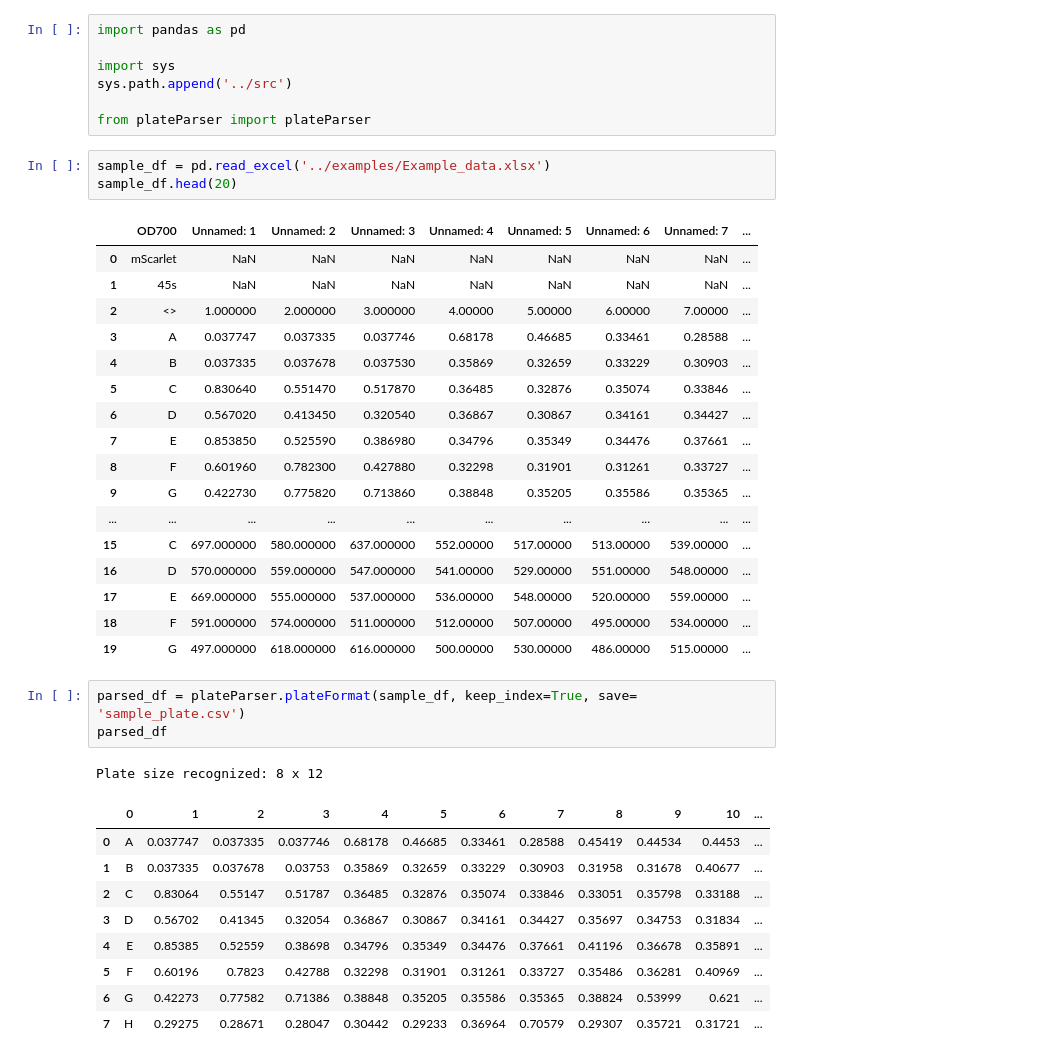
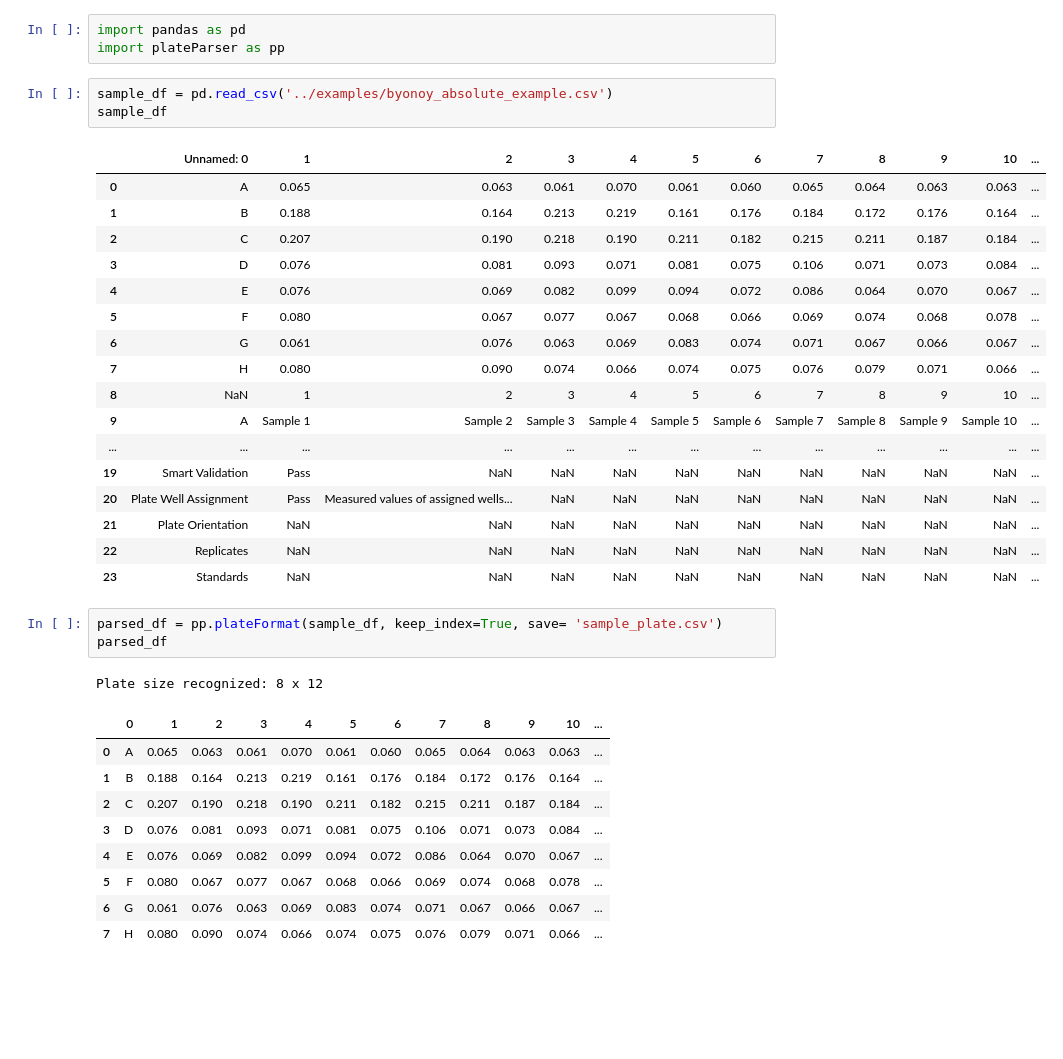
Before and after one commit to Abelgurung/plateparser, a Jupyter notebook: notebooks/plateFormat.ipynb, the cells around one changed output. Drawn from its saved outputs; the diff is of its cells as text; blank space fills up the shorter version.

```diff
--- a/notebooks/plateFormat.ipynb
+++ b/notebooks/plateFormat.ipynb
@@ -1,43 +1,39 @@
-# %%
-import pandas as pd
-
-import sys
-sys.path.append('../src')
-
-from plateParser import plateParser
+# %%
+import pandas as pd
+import plateParser as pp
 # %%
-sample_df = pd.read_excel('../examples/Example_data.xlsx')
-sample_df.head(20)
+sample_df = pd.read_csv('../examples/byonoy_absolute_example.csv')
+sample_df
 # %% [output]
-|  | OD700 | Unnamed: 1 | Unnamed: 2 | Unnamed: 3 | Unnamed: 4 | Unnamed: 5 | Unnamed: 6 | Unnamed: 7 | ... |
-| 0 | mScarlet | NaN | NaN | NaN | NaN | NaN | NaN | NaN | ... |
-| 1 | 45s | NaN | NaN | NaN | NaN | NaN | NaN | NaN | ... |
-| 2 | <> | 1.000000 | 2.000000 | 3.000000 | 4.00000 | 5.00000 | 6.00000 | 7.00000 | ... |
-| 3 | A | 0.037747 | 0.037335 | 0.037746 | 0.68178 | 0.46685 | 0.33461 | 0.28588 | ... |
-| 4 | B | 0.037335 | 0.037678 | 0.037530 | 0.35869 | 0.32659 | 0.33229 | 0.30903 | ... |
-| 5 | C | 0.830640 | 0.551470 | 0.517870 | 0.36485 | 0.32876 | 0.35074 | 0.33846 | ... |
-| 6 | D | 0.567020 | 0.413450 | 0.320540 | 0.36867 | 0.30867 | 0.34161 | 0.34427 | ... |
-| 7 | E | 0.853850 | 0.525590 | 0.386980 | 0.34796 | 0.35349 | 0.34476 | 0.37661 | ... |
-| 8 | F | 0.601960 | 0.782300 | 0.427880 | 0.32298 | 0.31901 | 0.31261 | 0.33727 | ... |
-| 9 | G | 0.422730 | 0.775820 | 0.713860 | 0.38848 | 0.35205 | 0.35586 | 0.35365 | ... |
-| ... | ... | ... | ... | ... | ... | ... | ... | ... | ... |
-| 15 | C | 697.000000 | 580.000000 | 637.000000 | 552.00000 | 517.00000 | 513.00000 | 539.00000 | ... |
-| 16 | D | 570.000000 | 559.000000 | 547.000000 | 541.00000 | 529.00000 | 551.00000 | 548.00000 | ... |
-| 17 | E | 669.000000 | 555.000000 | 537.000000 | 536.00000 | 548.00000 | 520.00000 | 559.00000 | ... |
-| 18 | F | 591.000000 | 574.000000 | 511.000000 | 512.00000 | 507.00000 | 495.00000 | 534.00000 | ... |
-| 19 | G | 497.000000 | 618.000000 | 616.000000 | 500.00000 | 530.00000 | 486.00000 | 515.00000 | ... |
+|  | Unnamed: 0 | 1 | 2 | 3 | 4 | 5 | 6 | 7 | 8 | 9 | 10 | ... |
+| 0 | A | 0.065 | 0.063 | 0.061 | 0.070 | 0.061 | 0.060 | 0.065 | 0.064 | 0.063 | 0.063 | ... |
+| 1 | B | 0.188 | 0.164 | 0.213 | 0.219 | 0.161 | 0.176 | 0.184 | 0.172 | 0.176 | 0.164 | ... |
+| 2 | C | 0.207 | 0.190 | 0.218 | 0.190 | 0.211 | 0.182 | 0.215 | 0.211 | 0.187 | 0.184 | ... |
+| 3 | D | 0.076 | 0.081 | 0.093 | 0.071 | 0.081 | 0.075 | 0.106 | 0.071 | 0.073 | 0.084 | ... |
+| 4 | E | 0.076 | 0.069 | 0.082 | 0.099 | 0.094 | 0.072 | 0.086 | 0.064 | 0.070 | 0.067 | ... |
+| 5 | F | 0.080 | 0.067 | 0.077 | 0.067 | 0.068 | 0.066 | 0.069 | 0.074 | 0.068 | 0.078 | ... |
+| 6 | G | 0.061 | 0.076 | 0.063 | 0.069 | 0.083 | 0.074 | 0.071 | 0.067 | 0.066 | 0.067 | ... |
+| 7 | H | 0.080 | 0.090 | 0.074 | 0.066 | 0.074 | 0.075 | 0.076 | 0.079 | 0.071 | 0.066 | ... |
+| 8 | NaN | 1 | 2 | 3 | 4 | 5 | 6 | 7 | 8 | 9 | 10 | ... |
+| 9 | A | Sample 1 | Sample 2 | Sample 3 | Sample 4 | Sample 5 | Sample 6 | Sample 7 | Sample 8 | Sample 9 | Sample 10 | ... |
+| ... | ... | ... | ... | ... | ... | ... | ... | ... | ... | ... | ... | ... |
+| 19 | Smart Validation | Pass | NaN | NaN | NaN | NaN | NaN | NaN | NaN | NaN | NaN | ... |
+| 20 | Plate Well Assignment | Pass | Measured values of assigned wells... | NaN | NaN | NaN | NaN | NaN | NaN | NaN | NaN | ... |
+| 21 | Plate Orientation | NaN | NaN | NaN | NaN | NaN | NaN | NaN | NaN | NaN | NaN | ... |
+| 22 | Replicates | NaN | NaN | NaN | NaN | NaN | NaN | NaN | NaN | NaN | NaN | ... |
+| 23 | Standards | NaN | NaN | NaN | NaN | NaN | NaN | NaN | NaN | NaN | NaN | ... |
 # %%
-parsed_df = plateParser.plateFormat(sample_df, keep_index=True, save= 'sample_plate.csv')
+parsed_df = pp.plateFormat(sample_df, keep_index=True, save= 'sample_plate.csv')
 parsed_df
 # %% [output]
 Plate size recognized: 8 x 12
 |  | 0 | 1 | 2 | 3 | 4 | 5 | 6 | 7 | 8 | 9 | 10 | ... |
-| 0 | A | 0.037747 | 0.037335 | 0.037746 | 0.68178 | 0.46685 | 0.33461 | 0.28588 | 0.45419 | 0.44534 | 0.4453 | ... |
-| 1 | B | 0.037335 | 0.037678 | 0.03753 | 0.35869 | 0.32659 | 0.33229 | 0.30903 | 0.31958 | 0.31678 | 0.40677 | ... |
-| 2 | C | 0.83064 | 0.55147 | 0.51787 | 0.36485 | 0.32876 | 0.35074 | 0.33846 | 0.33051 | 0.35798 | 0.33188 | ... |
-| 3 | D | 0.56702 | 0.41345 | 0.32054 | 0.36867 | 0.30867 | 0.34161 | 0.34427 | 0.35697 | 0.34753 | 0.31834 | ... |
-| 4 | E | 0.85385 | 0.52559 | 0.38698 | 0.34796 | 0.35349 | 0.34476 | 0.37661 | 0.41196 | 0.36678 | 0.35891 | ... |
-| 5 | F | 0.60196 | 0.7823 | 0.42788 | 0.32298 | 0.31901 | 0.31261 | 0.33727 | 0.35486 | 0.36281 | 0.40969 | ... |
-| 6 | G | 0.42273 | 0.77582 | 0.71386 | 0.38848 | 0.35205 | 0.35586 | 0.35365 | 0.38824 | 0.53999 | 0.621 | ... |
-| 7 | H | 0.29275 | 0.28671 | 0.28047 | 0.30442 | 0.29233 | 0.36964 | 0.70579 | 0.29307 | 0.35721 | 0.31721 | ... |
+| 0 | A | 0.065 | 0.063 | 0.061 | 0.070 | 0.061 | 0.060 | 0.065 | 0.064 | 0.063 | 0.063 | ... |
+| 1 | B | 0.188 | 0.164 | 0.213 | 0.219 | 0.161 | 0.176 | 0.184 | 0.172 | 0.176 | 0.164 | ... |
+| 2 | C | 0.207 | 0.190 | 0.218 | 0.190 | 0.211 | 0.182 | 0.215 | 0.211 | 0.187 | 0.184 | ... |
+| 3 | D | 0.076 | 0.081 | 0.093 | 0.071 | 0.081 | 0.075 | 0.106 | 0.071 | 0.073 | 0.084 | ... |
+| 4 | E | 0.076 | 0.069 | 0.082 | 0.099 | 0.094 | 0.072 | 0.086 | 0.064 | 0.070 | 0.067 | ... |
+| 5 | F | 0.080 | 0.067 | 0.077 | 0.067 | 0.068 | 0.066 | 0.069 | 0.074 | 0.068 | 0.078 | ... |
+| 6 | G | 0.061 | 0.076 | 0.063 | 0.069 | 0.083 | 0.074 | 0.071 | 0.067 | 0.066 | 0.067 | ... |
+| 7 | H | 0.080 | 0.090 | 0.074 | 0.066 | 0.074 | 0.075 | 0.076 | 0.079 | 0.071 | 0.066 | ... |
 # %%
```
Also changed, not shown: parts of 2 cells of this notebook, 4 other files.
